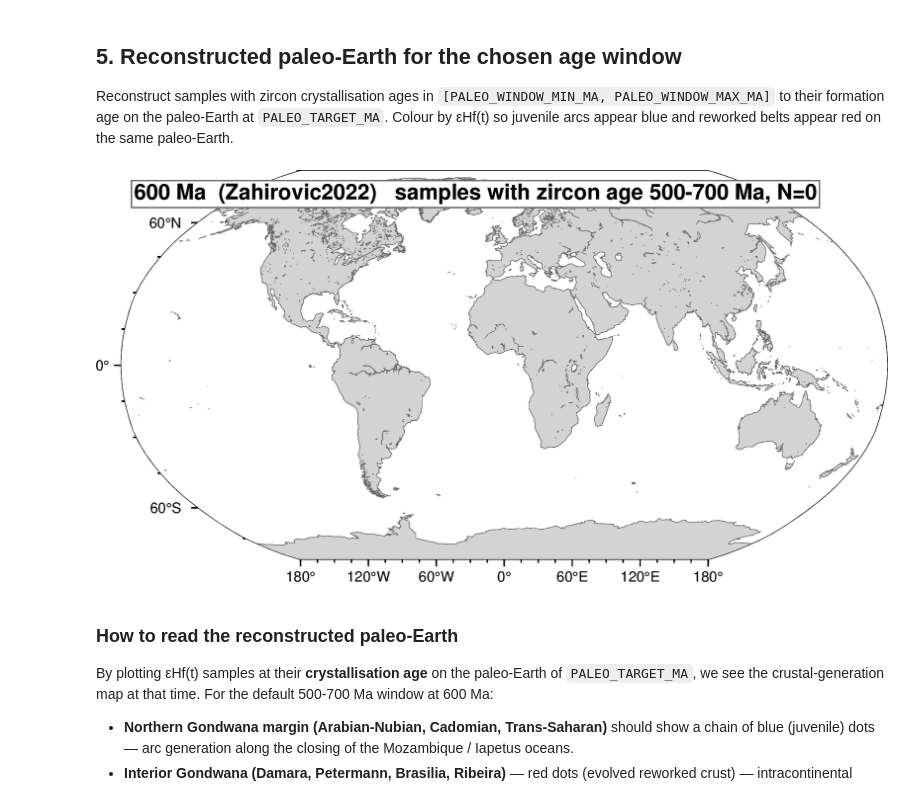
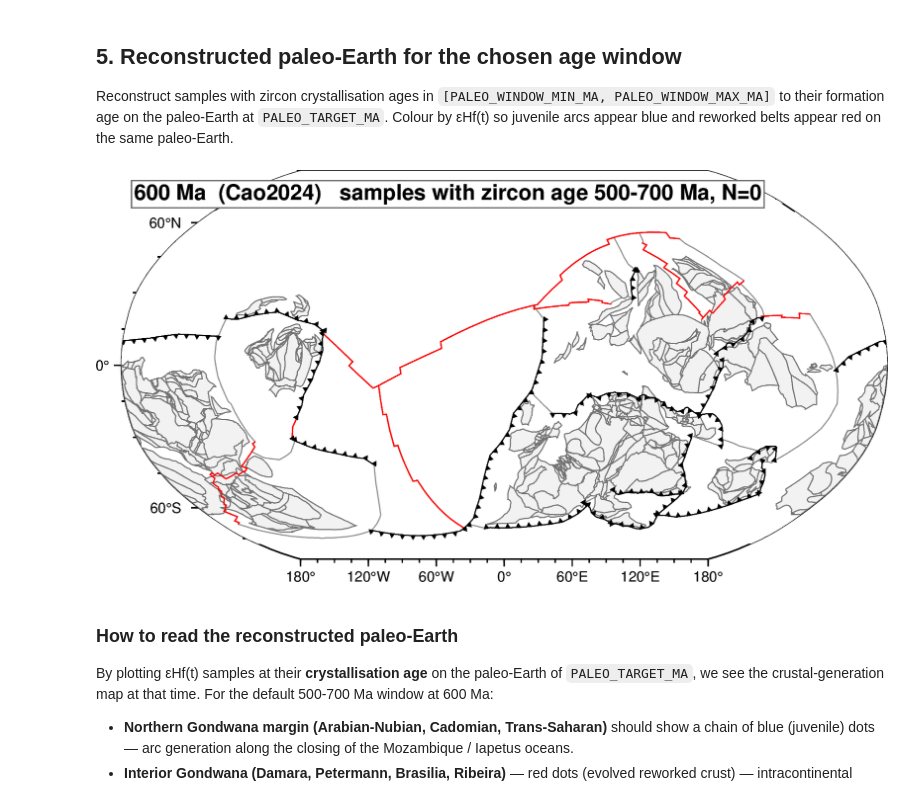
Before and after one commit to EarthByte/GPlately-pyGMT-tutorials, a Jupyter notebook: Notebooks/T65_Hf_Nd_Terrane_Mapping.ipynb, the cells around one changed output. Drawn from its saved outputs; the diff is of its cells as text; code cells hidden in the pictures.

```diff
--- a/Notebooks/T65_Hf_Nd_Terrane_Mapping.ipynb
+++ b/Notebooks/T65_Hf_Nd_Terrane_Mapping.ipynb
@@ -212,59 +212,68 @@ This is the classic terrane map — every point on a continent has a mantle-extr
 
 Reconstruct samples with zircon crystallisation ages in `[PALEO_WINDOW_MIN_MA, PALEO_WINDOW_MAX_MA]` to their formation age on the paleo-Earth at `PALEO_TARGET_MA`. Colour by εHf(t) so juvenile arcs appear blue and reworked belts appear red on the same paleo-Earth.
 # %%
+# Filter samples whose zircon crystallisation age lies inside the window,
+# clipped to the plate model's coverage (Cao 2024 = 0-1.8 Ga).
 window_df = df[(df["zircon_age_ma"] >= PALEO_WINDOW_MIN_MA) &
                (df["zircon_age_ma"] <= PALEO_WINDOW_MAX_MA) &
-               (df["zircon_age_ma"] <= 410)].copy()   # Z22 coverage
+               (df["zircon_age_ma"] <= 1800)].copy()   # Cao 2024 coverage
+print(f"  {len(window_df)} samples in {PALEO_WINDOW_MIN_MA}-{PALEO_WINDOW_MAX_MA} Ma window")
 
+# Reconstruct each sample's PRESENT-DAY position to PALEO_TARGET_MA (not to
+# the sample's own zircon age). This puts every dot on the SAME paleo-Earth
+# reference age as the continents drawn from gplot. Reconstructing to a
+# sample's own age would place dots on a differently-aged continent set
+# and they would drift into the ocean.
 if len(window_df) > 0:
     paleo_lons, paleo_lats = [], []
     for _, row in window_df.iterrows():
-        p = gplately.Points(
-            plate_reconstruction=recon,
-            lons=[row["sample_lon"]], lats=[row["sample_lat"]],
-            time=0, plate_id=[row["plate_id"]],
-            anchor_plate_id=ANCHOR_PLATE_ID,
-        )
         try:
-            rlons, rlats = p.reconstruct(time=float(row["zircon_age_ma"]),
-                                          return_array=True,
-                                          anchor_plate_id=ANCHOR_PLATE_ID)
+            _p = gplately.Points(
+                plate_reconstruction=recon,
+                lons=[row["sample_lon"]], lats=[row["sample_lat"]],
+                time=0, plate_id=[int(row["plate_id"])],
+                anchor_plate_id=ANCHOR_PLATE_ID,
+            )
+            rlons, rlats = _p.reconstruct(time=float(PALEO_TARGET_MA),
+                                           return_array=True,
+                                           anchor_plate_id=ANCHOR_PLATE_ID)
             paleo_lons.append(float(rlons[0])); paleo_lats.append(float(rlats[0]))
         except Exception:
             paleo_lons.append(np.nan); paleo_lats.append(np.nan)
     window_df["paleo_lon"], window_df["paleo_lat"] = paleo_lons, paleo_lats
     window_df = window_df.dropna(subset=["paleo_lon", "paleo_lat"])
+    print(f"  {len(window_df)} reconstructable to {PALEO_TARGET_MA} Ma")
 
 fig = pygmt.Figure()
 gplot.time = PALEO_TARGET_MA
 fig.basemap(region=REGION, projection=PROJ, frame="af")
 fig.coast(region=REGION, projection=PROJ, water="white", shorelines=None)
 
 try:
     # (engine now dispatched via gplately.PygmtPlotEngine on PlotTopologies)
     gplot.plot_all_topological_sections(fig, pen="0.5p,gray55")
     gplot.plot_continents(fig, fill="gray95", pen="0.5p,gray45")
     gplot.plot_ridges(fig, pen="0.6p,red")
     gplot.plot_subduction_teeth(fig, color="black")
 except Exception:
     pass
 
 if len(window_df) > 0:
     pygmt.makecpt(cmap="polar", series=EPS_HF_RANGE, background="o", reverse=True)
     fig.plot(x=window_df["paleo_lon"], y=window_df["paleo_lat"],
              style="c0.30c", fill=window_df["epsilon_hf_t"], cmap=True,
              pen="0.4p,black", region=REGION, projection=PROJ)
     fig.colorbar(position="JBC+w10c/0.35c+h+o0/1c",
                  frame=["a5f1", "x+lεHf(t) at zircon crystallisation age"])
 
 fig.text(text=(f"{PALEO_TARGET_MA:.0f} Ma  ({MODEL_NAME})   "
                f"samples with zircon age {PALEO_WINDOW_MIN_MA}-{PALEO_WINDOW_MAX_MA} Ma, "
                f"N={len(window_df)}"),
          position="TL", offset="0.25c/-0.25c", justify="TL",
          font="12p,Helvetica-Bold,black", fill="white", pen="0.6p,gray40")
 fig.show(width=1000)
 # %% [output]
-[figure, old version]
+[figure, new version]
 # %% [markdown]
 ### How to read the reconstructed paleo-Earth
 
```
Also changed, not shown: parts of 4 cells of this notebook.
